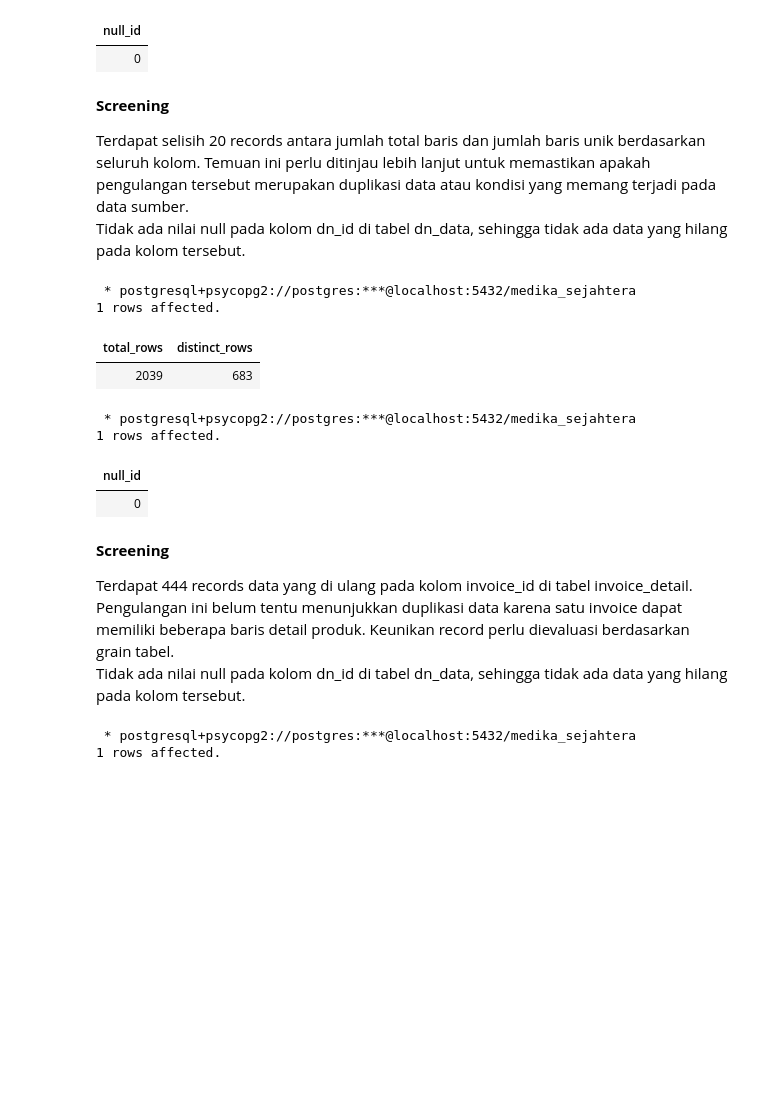
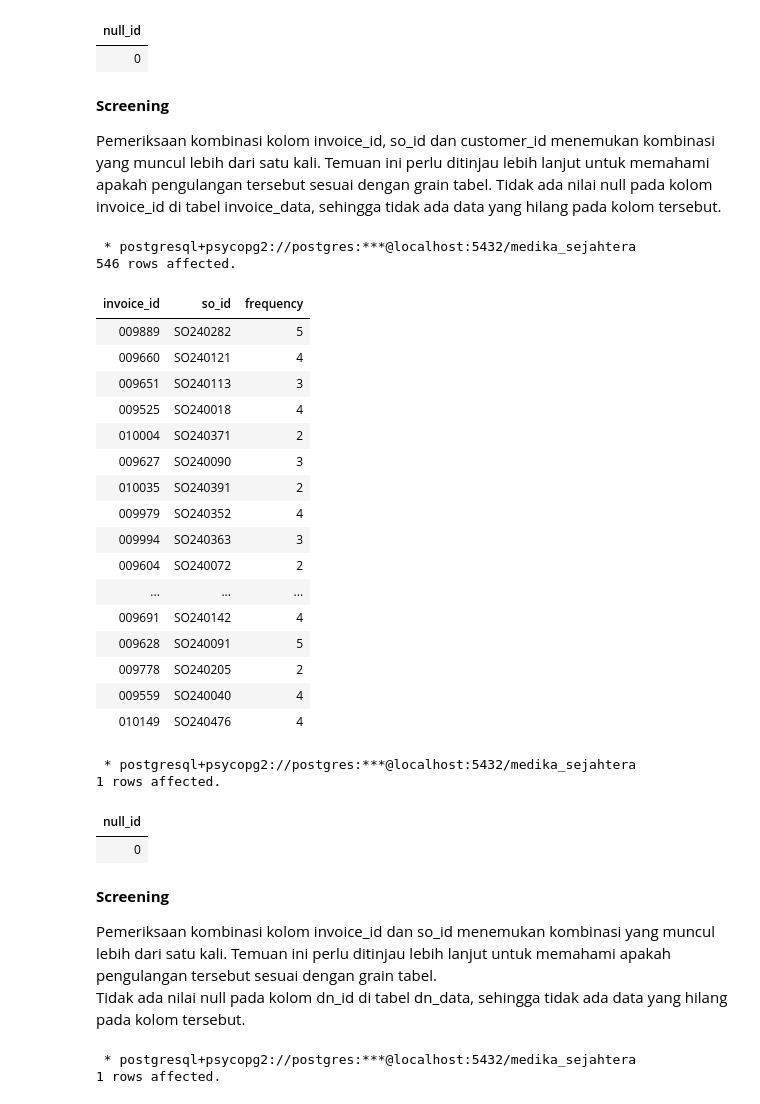
Before and after one commit to Rpfitrah/return-analysis-medika-sejahtera, a Jupyter notebook: Notebook/01_data_understanding.ipynb, the cells around one changed output. Saved outputs shown, nothing was run; the diff lists cells and outputs as text; code cells hidden in the pictures; blank space fills up the shorter version.

Commit message:
unique datas

```diff
--- a/Notebook/01_data_understanding.ipynb
+++ b/Notebook/01_data_understanding.ipynb
@@ -478,20 +506,40 @@ WHERE
 # %% [markdown]
 **Screening**
 
-Terdapat selisih 20 records antara jumlah total baris dan jumlah baris unik berdasarkan seluruh kolom. Temuan ini perlu ditinjau lebih lanjut untuk memastikan apakah pengulangan tersebut merupakan duplikasi data atau kondisi yang memang terjadi pada data sumber.
-Tidak ada nilai null pada kolom dn_id di tabel dn_data, sehingga tidak ada data yang hilang pada kolom tersebut.
+Pemeriksaan kombinasi kolom invoice_id, so_id dan customer_id menemukan kombinasi yang muncul lebih dari satu kali. Temuan ini perlu ditinjau lebih lanjut untuk memahami apakah pengulangan tersebut sesuai dengan grain tabel.
+Tidak ada nilai null pada kolom invoice_id di tabel invoice_data, sehingga tidak ada data yang hilang pada kolom tersebut.
 # %%
 %%sql
 
 SELECT
-    COUNT(*) AS total_rows,
-    COUNT(DISTINCT invoice_id) AS distinct_rows
+    invoice_id,
+    so_id,
+    COUNT(*) AS frequency
 FROM invoice_detail
+GROUP BY
+    so_id,
+    invoice_id
+HAVING COUNT(*) > 1
 # %% [output]
  * postgresql+psycopg2://postgres:***@localhost:5432/medika_sejahtera
-1 rows affected.
+546 rows affected.
-| total_rows | distinct_rows |
-| 2039 | 683 |
+| invoice_id | so_id | frequency |
+| 009889 | SO240282 | 5 |
+| 009660 | SO240121 | 4 |
+| 009651 | SO240113 | 3 |
+| 009525 | SO240018 | 4 |
+| 010004 | SO240371 | 2 |
+| 009627 | SO240090 | 3 |
+| 010035 | SO240391 | 2 |
+| 009979 | SO240352 | 4 |
+| 009994 | SO240363 | 3 |
+| 009604 | SO240072 | 2 |
+| ... | ... | ... |
+| 009691 | SO240142 | 4 |
+| 009628 | SO240091 | 5 |
+| 009778 | SO240205 | 2 |
+| 009559 | SO240040 | 4 |
+| 010149 | SO240476 | 4 |
 # %%
 %%sql
 
@@ -508,7 +556,7 @@ WHERE
 # %% [markdown]
 **Screening**
 
-Terdapat 444 records data yang di ulang pada kolom invoice_id di tabel invoice_detail. Pengulangan ini belum tentu menunjukkan duplikasi data karena satu invoice dapat memiliki beberapa baris detail produk. Keunikan record perlu dievaluasi berdasarkan grain tabel.
+Pemeriksaan kombinasi kolom invoice_id dan so_id menemukan kombinasi yang muncul lebih dari satu kali. Temuan ini perlu ditinjau lebih lanjut untuk memahami apakah pengulangan tersebut sesuai dengan grain tabel.
 Tidak ada nilai null pada kolom dn_id di tabel dn_data, sehingga tidak ada data yang hilang pada kolom tersebut.
 # %%
 %%sql
```
Also changed, not shown: parts of 6 cells of this notebook.
